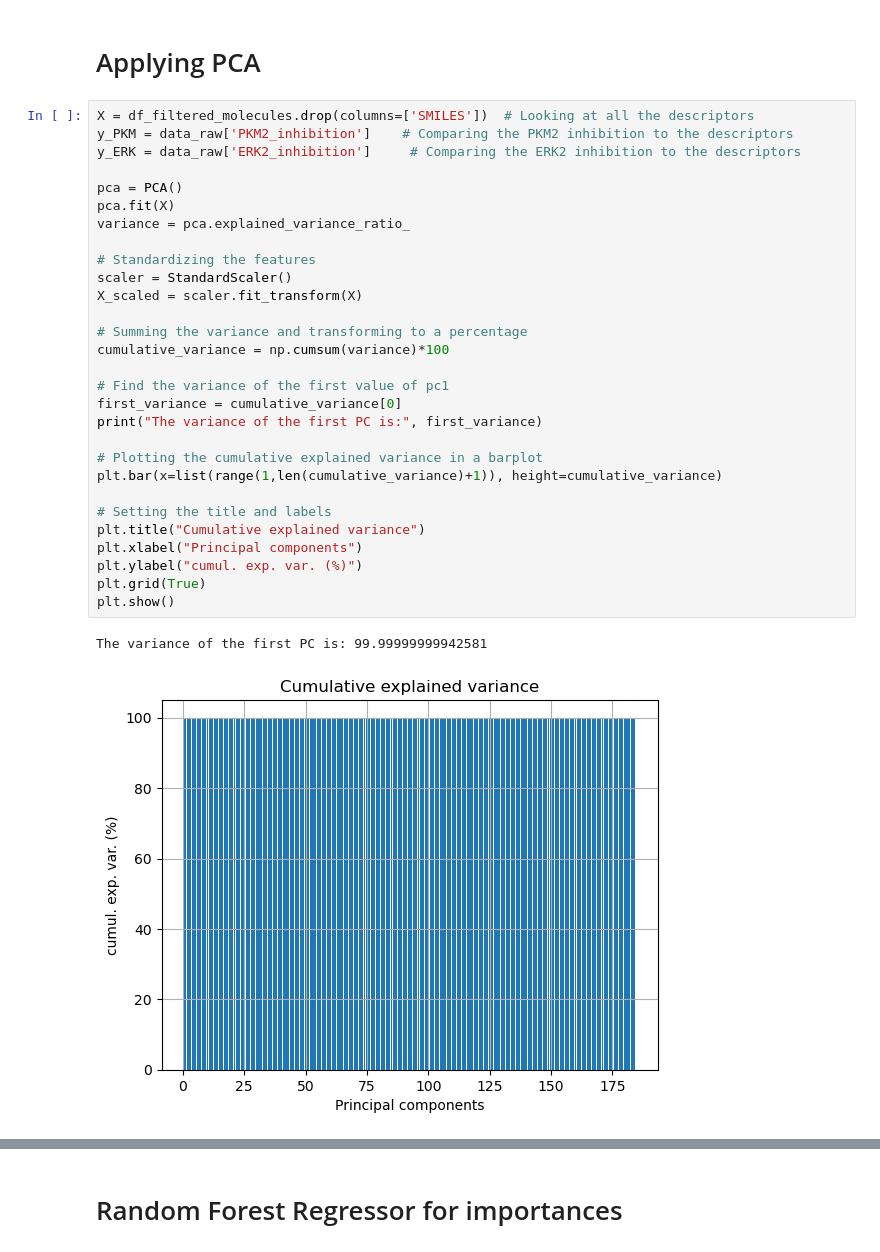
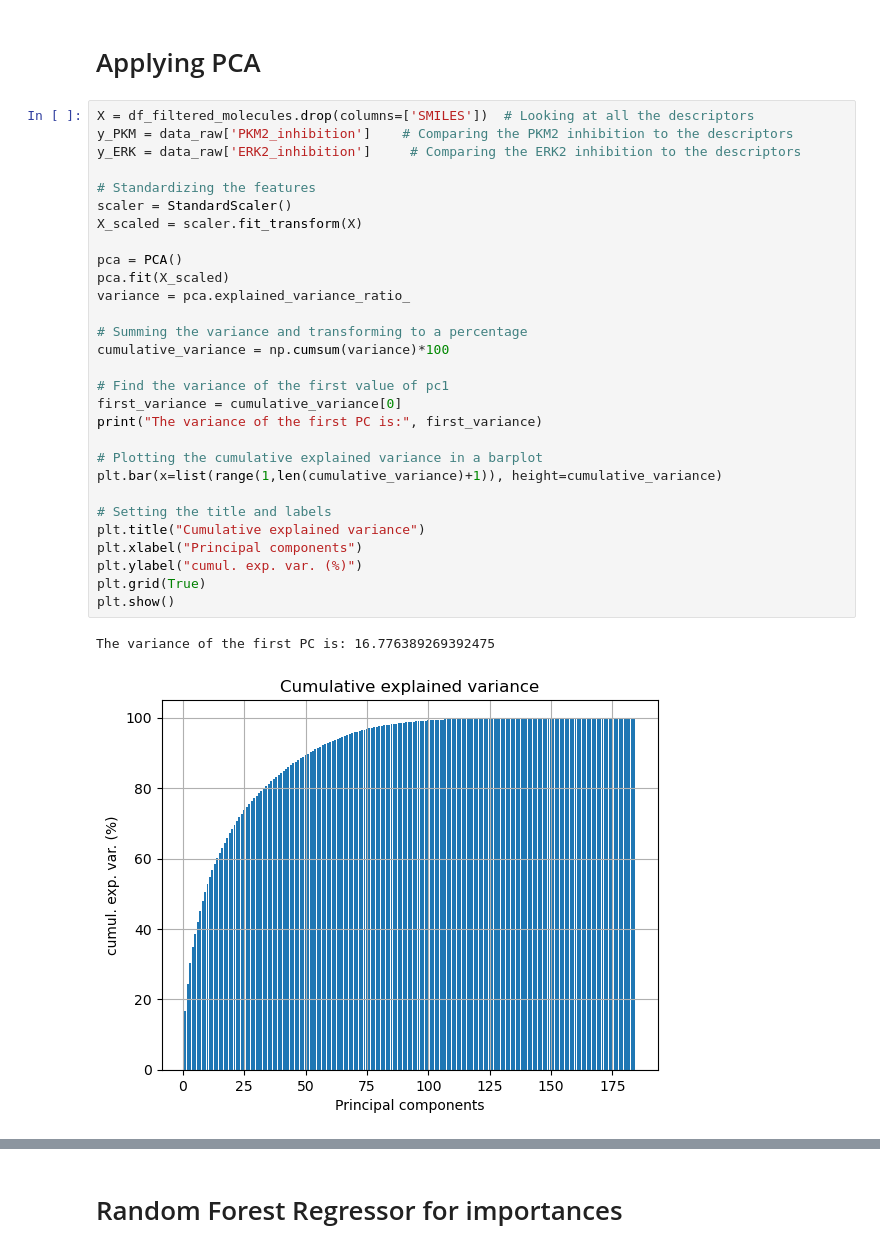
Before and after one commit to annebiemans/Group16, a Jupyter notebook: group_assignment_part1.ipynb, the cells around one changed output, grey strips where cells are left out. Cells and saved outputs as stored; diff of their text form.

```diff
--- a/group_assignment_part1.ipynb
+++ b/group_assignment_part1.ipynb
@@ -175,35 +175,35 @@ df_filtered_molecules # dit is de output met smiles en dan de descriptors die re
 # %%
 X = df_filtered_molecules.drop(columns=['SMILES'])  # Looking at all the descriptors
 y_PKM = data_raw['PKM2_inhibition']    # Comparing the PKM2 inhibition to the descriptors
 y_ERK = data_raw['ERK2_inhibition']     # Comparing the ERK2 inhibition to the descriptors
 
-pca = PCA()
-pca.fit(X)
-variance = pca.explained_variance_ratio_
-
 # Standardizing the features
 scaler = StandardScaler()
 X_scaled = scaler.fit_transform(X)
+
+pca = PCA()
+pca.fit(X_scaled)
+variance = pca.explained_variance_ratio_
 
 # Summing the variance and transforming to a percentage
 cumulative_variance = np.cumsum(variance)*100
 
 # Find the variance of the first value of pc1
 first_variance = cumulative_variance[0]
 print("The variance of the first PC is:", first_variance)
 
 # Plotting the cumulative explained variance in a barplot
 plt.bar(x=list(range(1,len(cumulative_variance)+1)), height=cumulative_variance)
 
 # Setting the title and labels
 plt.title("Cumulative explained variance")
 plt.xlabel("Principal components")
 plt.ylabel("cumul. exp. var. (%)")
 plt.grid(True)
 plt.show()
 # %% [output]
-The variance of the first PC is: 99.99999999942581
+The variance of the first PC is: 16.776389269392475
-[figure, old version]
+[figure, new version]
 # %%
 # Finding the electrode with the highest load for PC1
 descriptors_pc1 = pca.components_[0]
```
Also changed, not shown: parts of 8 cells of this notebook.
